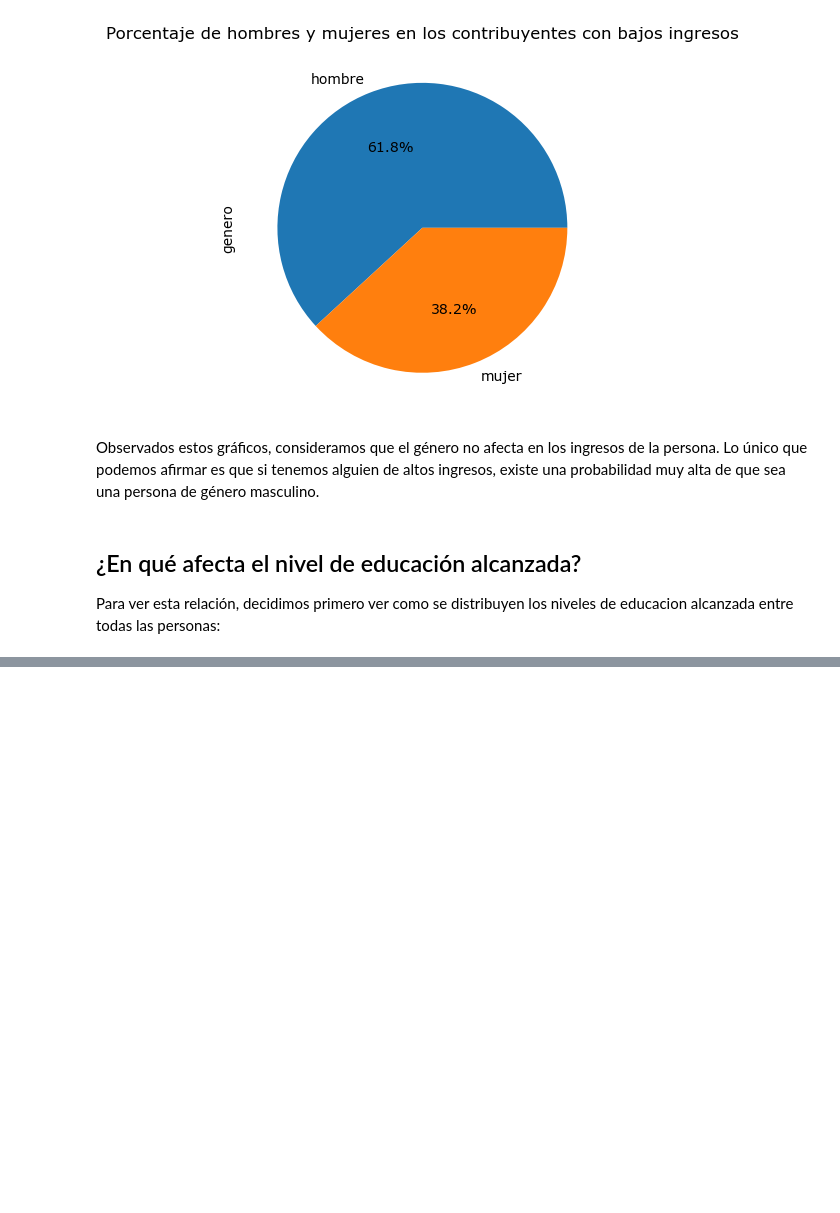
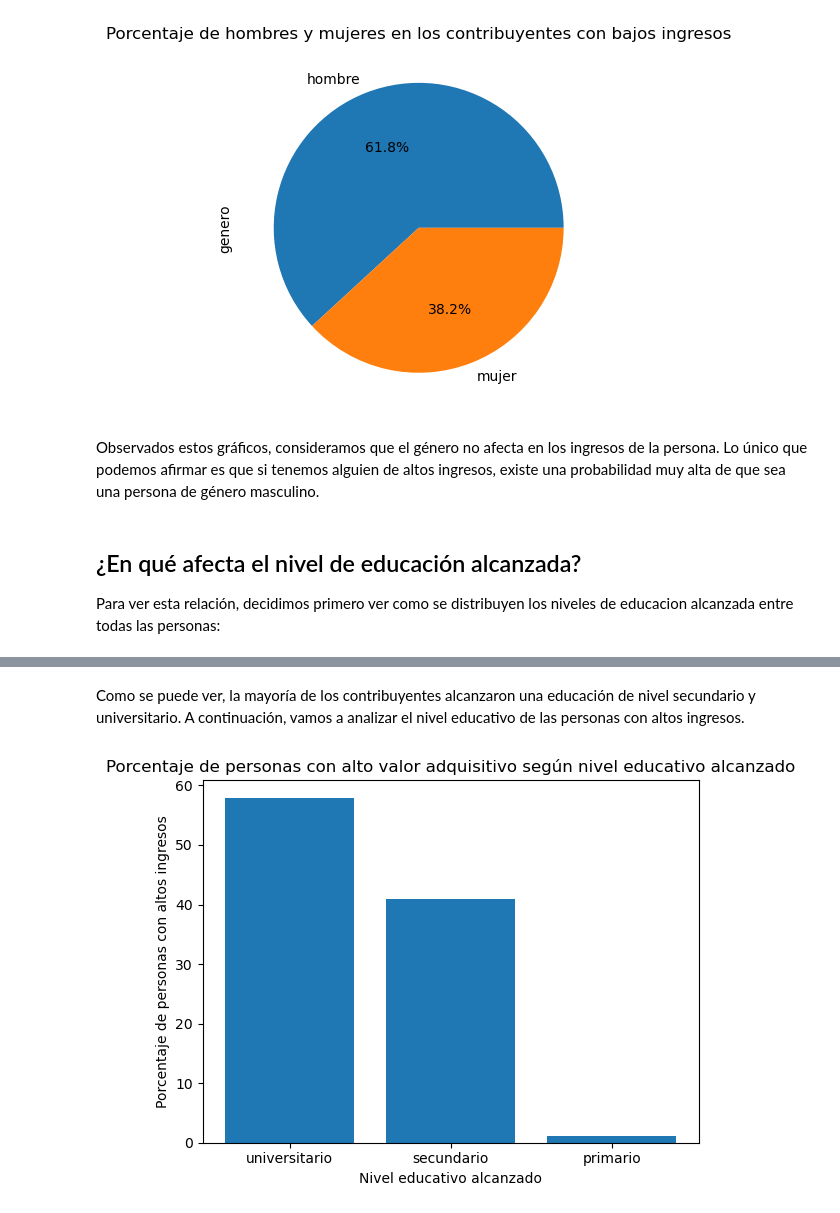
Before and after one commit to MateoCraviotto/Organizacion-de-datos-fiuba-1, a Jupyter notebook: TP1/notebookTp1.ipynb, the cells around one changed output, grey strips where cells are left out. Cells and saved outputs as stored; diff of their text form; code cells hidden in the pictures; blank space fills up the shorter version.

```diff
--- a/TP1/notebookTp1.ipynb
+++ b/TP1/notebookTp1.ipynb
@@ -419,0 +403,18 @@ RecursionError: maximum recursion depth exceeded in comparison
+# %% [markdown]
+Como se puede ver, la mayoría de los contribuyentes alcanzaron una educación de nivel secundario y universitario.
+A continuación, vamos a analizar el nivel educativo de las personas con altos ingresos.
+# %%
+personas_con_alto_valor_adquisitivo = df[df['tiene_alto_valor_adquisitivo'] == 1]
+
+porcentaje_alto_valor_adquisitivo = (
+    personas_con_alto_valor_adquisitivo.nivel_educativo_alcanzado.value_counts() /
+    len(personas_con_alto_valor_adquisitivo) * 100
+)
+plt.figure(figsize=(6.4, 4.8), dpi=100)
+plt.ylabel("Porcentaje de personas con altos ingresos")
+plt.xlabel("Nivel educativo alcanzado")
+plt.title("Porcentaje de personas con alto valor adquisitivo según nivel educativo alcanzado")
+plt.bar(porcentaje_alto_valor_adquisitivo.index, porcentaje_alto_valor_adquisitivo.values)
+plt.show()
+# %% [output]
+[figure, added]
```
Also changed, not shown: parts of 10 cells of this notebook.
